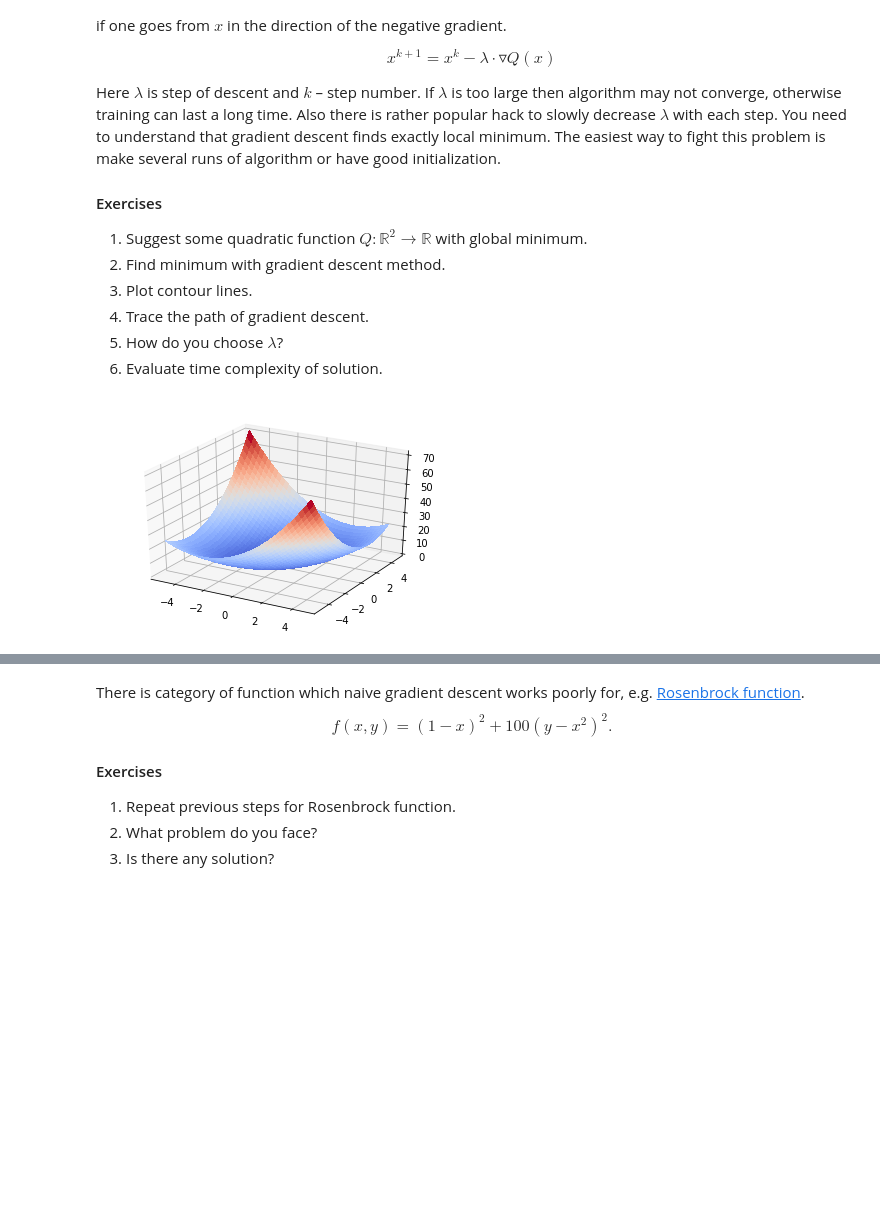
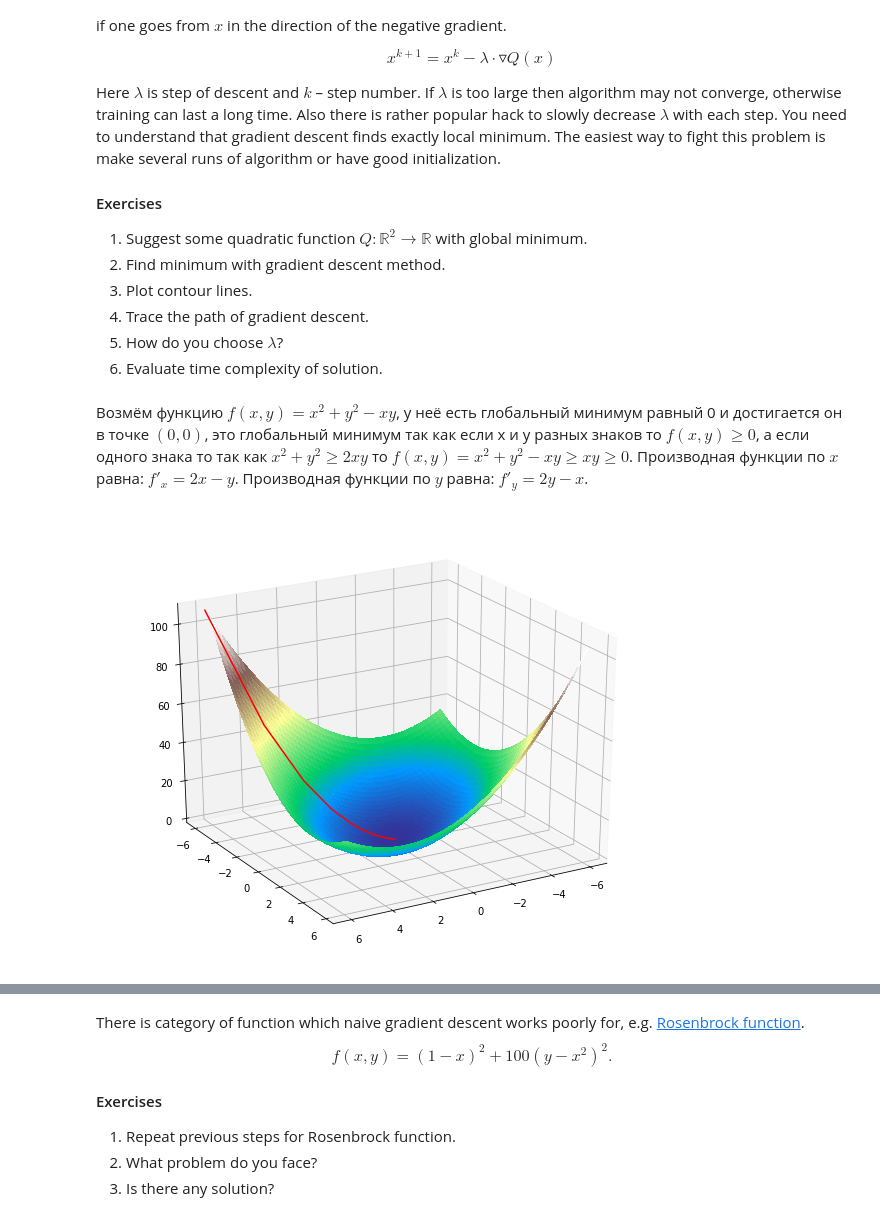
Before and after one commit to SokolovRE/Renju, a Jupyter notebook: labs/lab-1.ipynb, the cells around one changed output, grey strips where cells are left out. Cells and saved outputs as stored; diff of their text form; code cells hidden in the pictures; blank space fills up the shorter version.

```diff
--- a/labs/lab-1.ipynb
+++ b/labs/lab-1.ipynb
@@ -259,16 +262,49 @@ Here $\lambda$ is step of descent and  $k$ – step number. If $\lambda$ is too
 4. Trace the path of gradient descent.
 5. How do you choose $\lambda$?
 6. Evaluate time complexity of solution.
-# %%
-from mpl_toolkits.mplot3d import Axes3D
-from matplotlib import cm
-fig = plt.figure()
-ax = fig.gca(projection='3d')
-x = np.arange(-5, 5, 0.25)
-y = np.arange(-5, 5, 0.25)
-x, y = np.meshgrid(x, y)
-z = x**2 + y**2 - x*y
-
-surf = ax.plot_surface(x, y, z, cmap=cm.coolwarm, lw=0, antialiased=False)
-# %% [output]
-[figure, removed]
+# %% [markdown]
+Возмём функцию $f(x, y) = x^2 + y^2 - xy$, у неё есть глобальный минимум равный 0 и достигается он в точке $(0, 0)$, это глобальный минимум так как если x и y разных знаков то $f(x, y) \geq 0$, а если одного знака то так как $x^2 + y^2 \geq 2xy$ то $f(x, y) = x^2 + y^2 - xy \geq xy \geq 0$. Производная функции по $x$ равна: $f'_x = 2x - y$. Производная функции по $y$ равна: $f'_y = 2y - x$.
+# %%
+from mpl_toolkits.mplot3d import Axes3D
+from matplotlib import cm
+
+def get_function_value(point):
+    x = point[0]
+    y = point[1]
+    return x**2 + y**2 - x*y
+
+def gradient(point):
+    x = point[0]
+    y = point[1]
+    d_x = 2*x-y
+    d_y = 2*y-x
+    return np.array([d_x, d_y])
+
+def gradient_descent(function, gradient, point_0, alpha=0.01, eps=1E-5):
+    path = []
+    path.append(point_0)
+    cur_point = point_0
+    cur_grad = gradient(cur_point)
+    next_point = cur_point - alpha * cur_grad
+    while (abs(function(cur_point) - function(next_point)) > eps):
+        cur_point = next_point
+        path.append(next_point)
+        cur_grad = gradient(cur_point)
+        next_point = cur_point - alpha * cur_grad
+    return np.array(path)
+
+x = np.arange(-6, 6, 0.25)
+y = np.arange(-6, 6, 0.25)
+x, y = np.meshgrid(x, y)
+path = gradient_descent(get_function_value, gradient, [6, -6], 0.1)
+x_path = path[:,0]
+y_path = path[:,1]
+
+fig = plt.figure(figsize=(10, 8))
+ax = fig.add_subplot(111, projection='3d')
+ax.plot_surface(x, y, get_function_value([x, y]), cmap=cm.terrain, antialiased=False)
+ax.plot(x_path, y_path, get_function_value([x_path, y_path]), 'r')
+ax.view_init(25, 60)
+plt.show()
+# %% [output]
+[figure, added]
```
Also changed, not shown: parts of 15 cells of this notebook.
